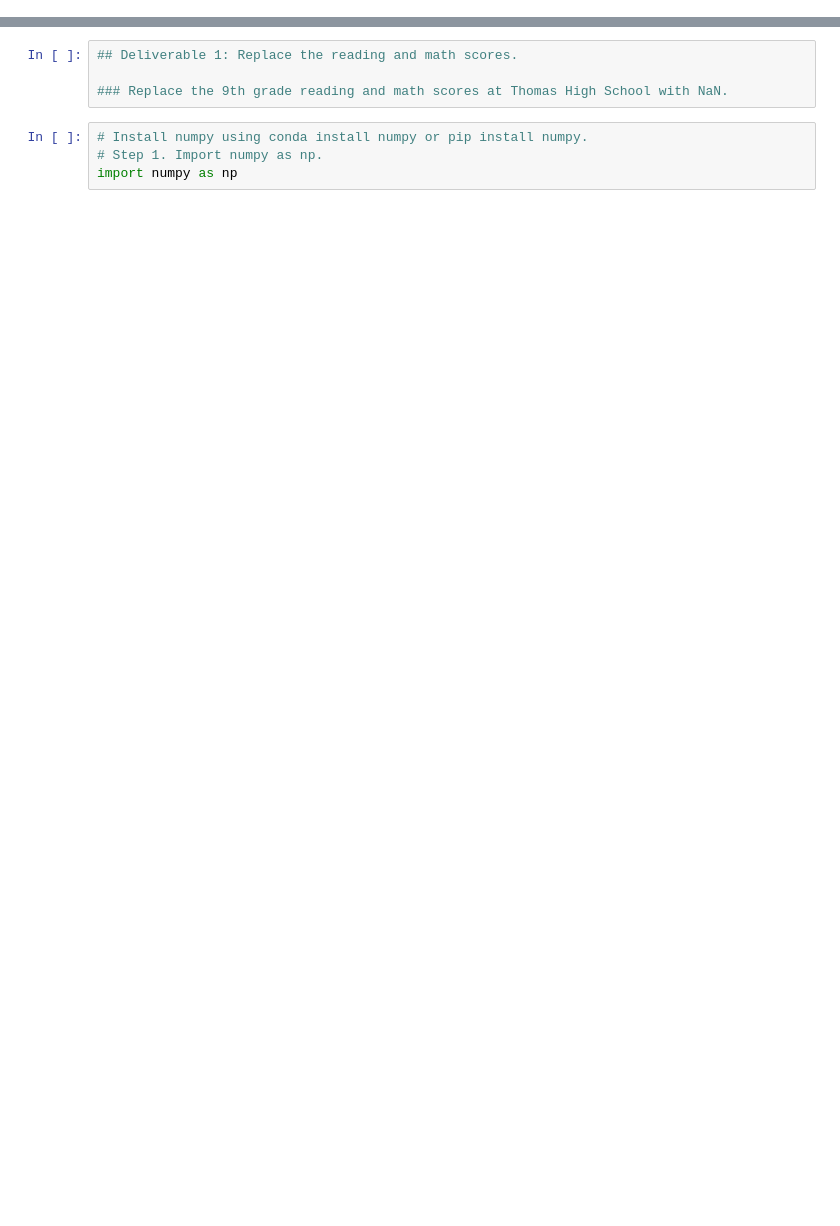
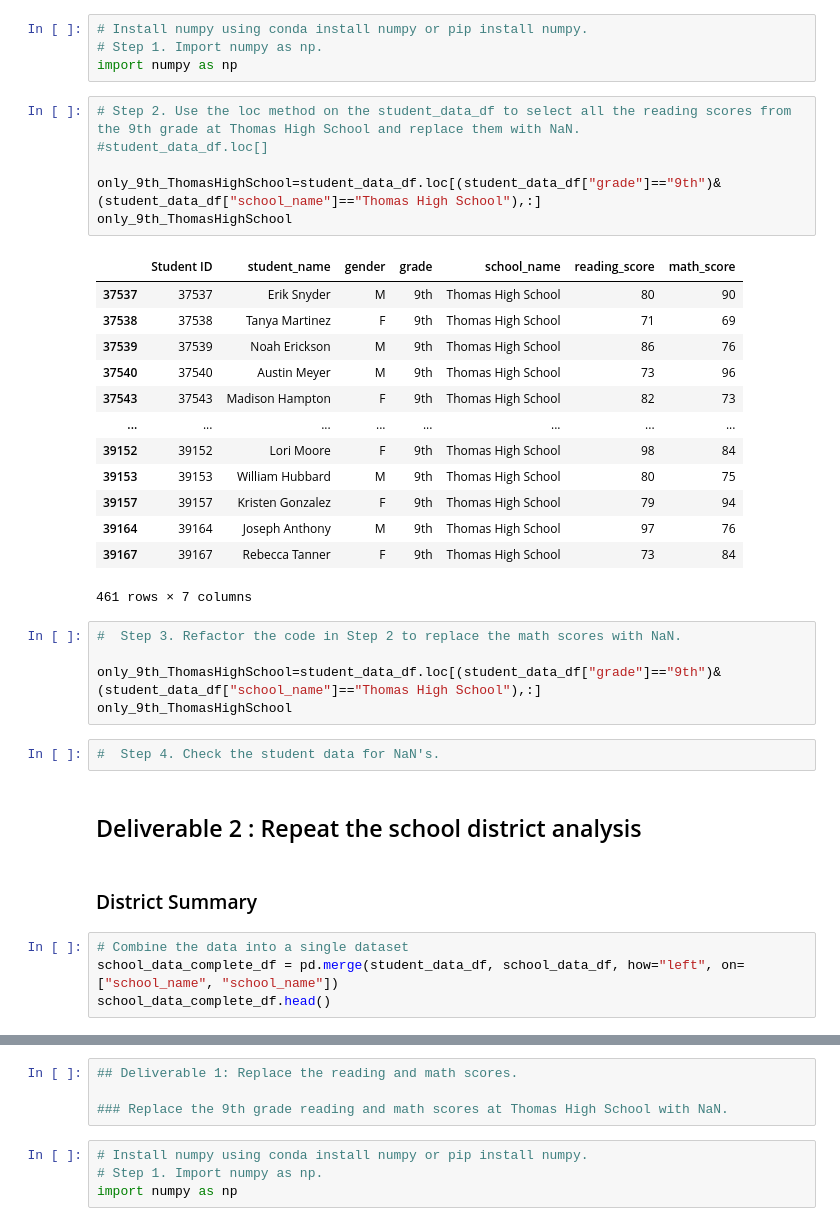
Before and after one commit to IrfanSayeed/School_District_Analysis-1, a Jupyter notebook: PyCitySchools_Challenge_testing.ipynb, the cells around one changed output, grey strips where cells are left out. Drawn from its saved outputs; the diff is of its cells as text; blank space fills up the shorter version.

Commit message:
Challenge 4 Step 2 completed

```diff
--- a/PyCitySchools_Challenge_testing.ipynb
+++ b/PyCitySchools_Challenge_testing.ipynb
@@ -258,0 +39,39 @@ per_school_summary_df
+# %%
+# Install numpy using conda install numpy or pip install numpy.
+# Step 1. Import numpy as np.
+import numpy as np
+# %%
+# Step 2. Use the loc method on the student_data_df to select all the reading scores from the 9th grade at Thomas High School and replace them with NaN.
+#student_data_df.loc[]
+
+only_9th_ThomasHighSchool=student_data_df.loc[(student_data_df["grade"]=="9th")&(student_data_df["school_name"]=="Thomas High School"),:]
+only_9th_ThomasHighSchool
+# %% [output]
+|  | Student ID | student_name | gender | grade | school_name | reading_score | math_score |
+| 37537 | 37537 | Erik Snyder | M | 9th | Thomas High School | 80 | 90 |
+| 37538 | 37538 | Tanya Martinez | F | 9th | Thomas High School | 71 | 69 |
+| 37539 | 37539 | Noah Erickson | M | 9th | Thomas High School | 86 | 76 |
+| 37540 | 37540 | Austin Meyer | M | 9th | Thomas High School | 73 | 96 |
+| 37543 | 37543 | Madison Hampton | F | 9th | Thomas High School | 82 | 73 |
+| ... | ... | ... | ... | ... | ... | ... | ... |
+| 39152 | 39152 | Lori Moore | F | 9th | Thomas High School | 98 | 84 |
+| 39153 | 39153 | William Hubbard | M | 9th | Thomas High School | 80 | 75 |
+| 39157 | 39157 | Kristen Gonzalez | F | 9th | Thomas High School | 79 | 94 |
+| 39164 | 39164 | Joseph Anthony | M | 9th | Thomas High School | 97 | 76 |
+| 39167 | 39167 | Rebecca Tanner | F | 9th | Thomas High School | 73 | 84 |
+461 rows × 7 columns
+# %%
+#  Step 3. Refactor the code in Step 2 to replace the math scores with NaN.
+
+only_9th_ThomasHighSchool=student_data_df.loc[(student_data_df["grade"]=="9th")&(student_data_df["school_name"]=="Thomas High School"),:]
+only_9th_ThomasHighSchool
+# %%
+#  Step 4. Check the student data for NaN's.
+# %% [markdown]
+## Deliverable 2 : Repeat the school district analysis
+# %% [markdown]
+### District Summary
+# %%
+# Combine the data into a single dataset
+school_data_complete_df = pd.merge(student_data_df, school_data_df, how="left", on=["school_name", "school_name"])
+school_data_complete_df.head()
```
Also changed, not shown: parts of 105 cells of this notebook.
